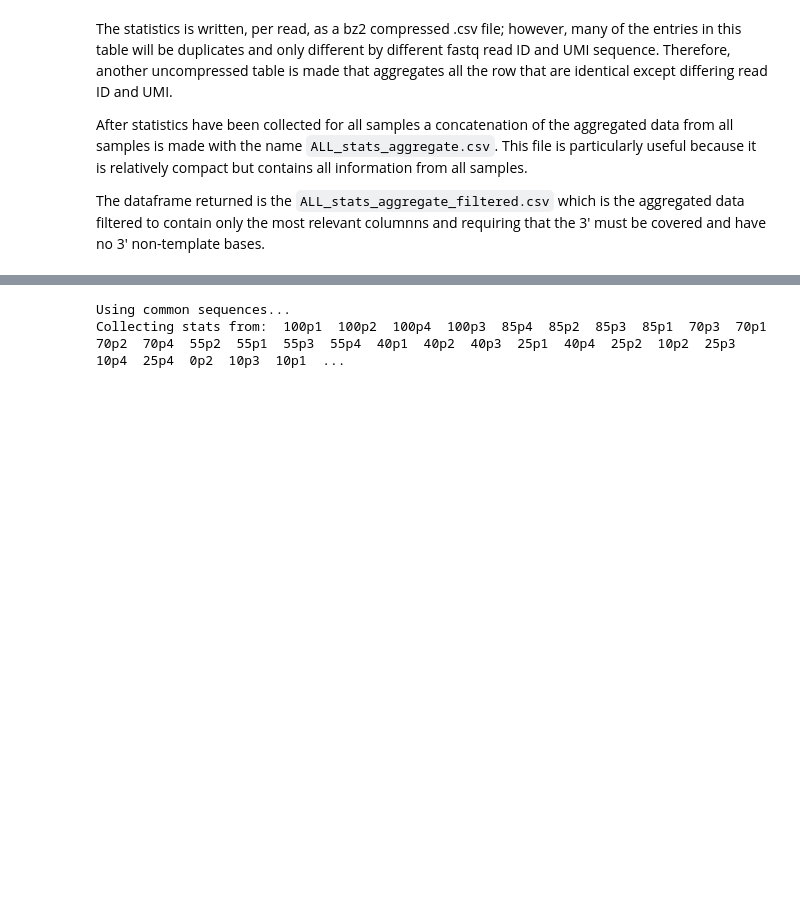
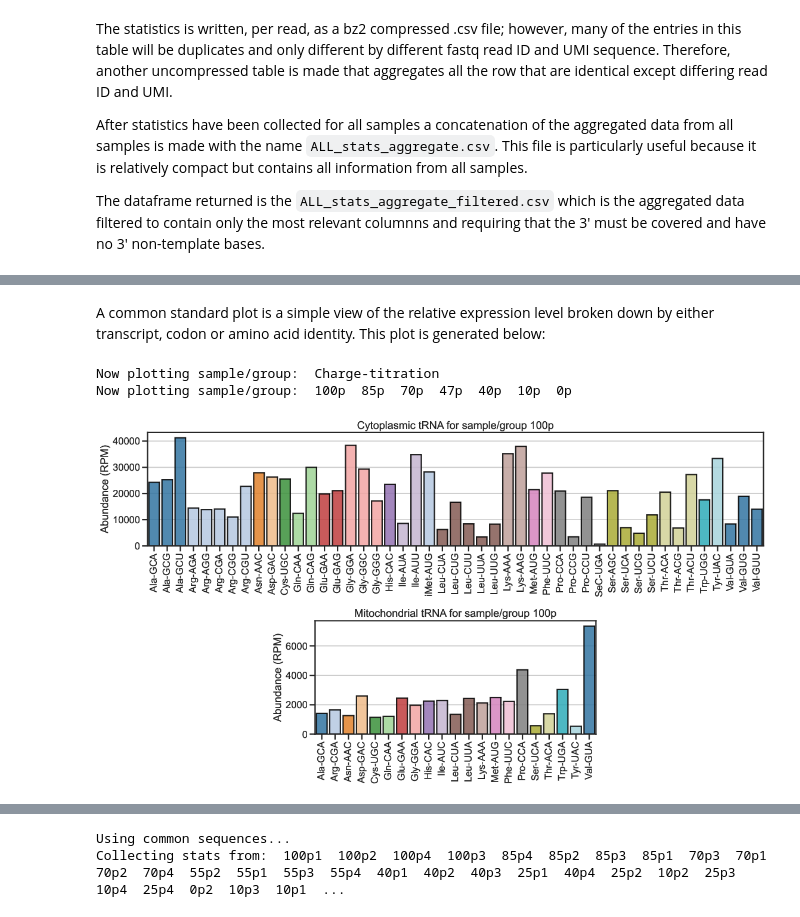
Before and after one commit to krdav/tRNA-charge-seq, a Jupyter notebook: projects/example/process_data.ipynb, the cells around one changed output, grey strips where cells are left out. Saved outputs shown, nothing was run; the diff lists cells and outputs as text; code cells hidden in the pictures; blank space fills up the shorter version.

```diff
--- a/projects/example/process_data.ipynb
+++ b/projects/example/process_data.ipynb
@@ -485,0 +498,16 @@ agg_df.head(2)
+# %% [markdown]
+A common standard plot is a simple view of the relative expression level broken down by either transcript, codon or amino acid identity.
+This plot is generated below:
+# %%
+# Grouped plot:
+plot_obj.plot_abundance(plot_name='abundance-plot_codon_grp', group=True, \
+                        plot_type='codon', min_obs=10)
+# Individual sample plot:
+plot_obj.plot_abundance(plot_name='abundance-plot_codon', group=False, \
+                        plot_type='codon', min_obs=10)
+img = WImage(filename='data/plotting/abundance-plot_codon.pdf[0]')
+img
+# %% [output]
+Now plotting sample/group:  Charge-titration
+Now plotting sample/group:  100p  85p  70p  47p  40p  10p  0p
+[figure, added]
```
Also changed, not shown: parts of 44 cells of this notebook.
